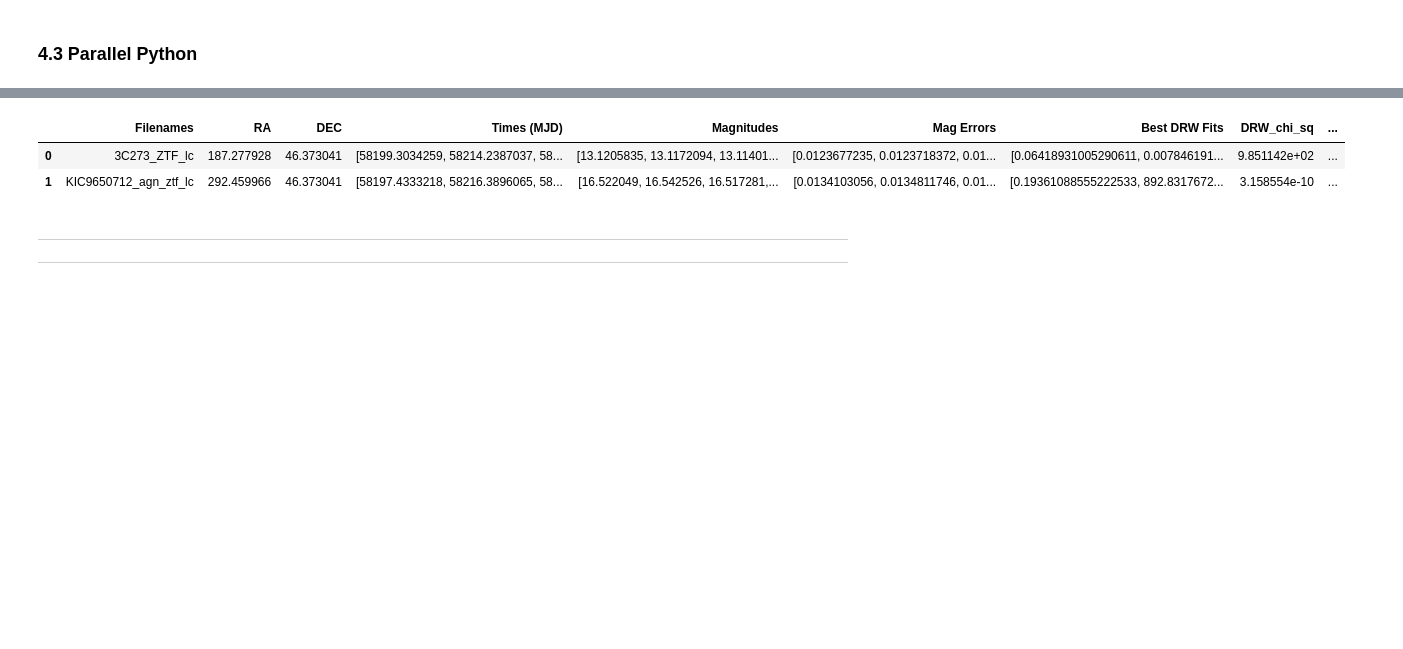
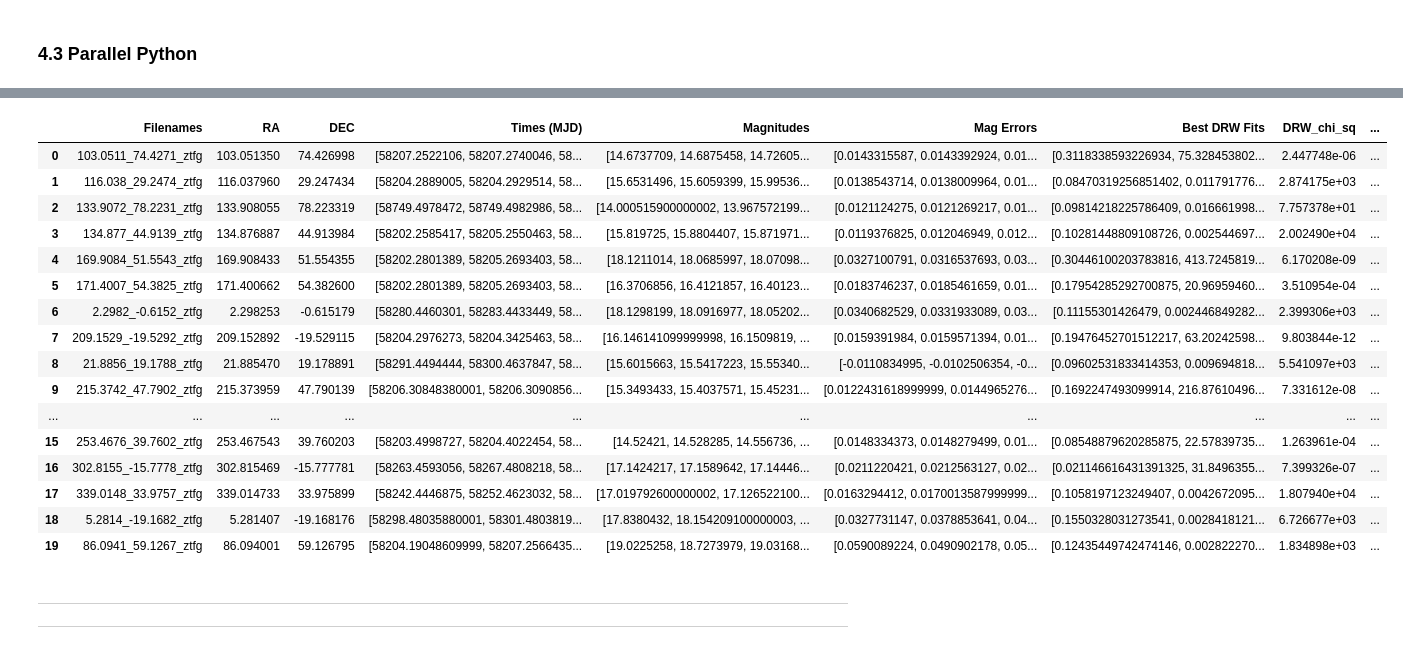
Before and after one commit to TrickyArmyMan/astro-research, a Jupyter notebook: JupyterLab/astr-499_winter.ipynb, the cells around one changed output, grey strips where cells are left out. Cells and saved outputs as stored; diff of their text form; code cells hidden in the pictures; blank space fills up the shorter version.

Commit message:
optimized parallel python
optimized parallel python code and added additional key values to save

```diff
--- a/JupyterLab/astr-499_winter.ipynb
+++ b/JupyterLab/astr-499_winter.ipynb
@@ -1828,14 +1831,14 @@ def getCARMAstats(file):
 ppservers = ()
 
 # creates jobserver with ncpus workers
-ncpus = 12
+ncpus = 4
 job_server = pp.Server(ncpus, ppservers=ppservers)
 
 print("Starting pp with", job_server.get_ncpus(), "workers")
 
 # get list of data files
-repository = glob.glob('data/*.csv')
-#repository = glob.glob('AGN_LightCurves/*.parquet')
+#repository = glob.glob('data/*.csv')
+repository = glob.glob('data/*.parquet')
 
 # intialize lists to save to
 file_names = []
@@ -1846,31 +1849,44 @@ ras = []
 decs =[]
 best_fit_drws = []
 best_fit_dhos = []
+dho_probabilities = []
 chi_squared_drw = []
 chi_squared_dho = []
+best_fits = []
+lc_lengths = []
 
 # Submit a list of jobs running getCARMAstats for each file in repository
 # getCARMAstats - the function
 # (file,) - file with AGN lc
-# (chisqg,) - tuple with functions on which getCARMAstats depends
+# (chisqg, ...) - tuple with functions on which getCARMAstats depends
 # ("numpy", ...) - tuple with package dependencies to be imported
-jobs = [(file, job_server.submit(getCARMAstats ,(file,), (chisqg,),
+jobs = [(file, job_server.submit(getCARMAstats ,(file,),
+                                 (chisqg, lnprior_perturb, lnprior_bounds, lnlike, lnprob,),
                                  ("numpy", "pandas", "emcee", "eztao", "eztao.ts",
                                   "celerite"))) for file in repository]
+
+job_num = 1
 for file, job in jobs:
-    file_name, t, y, yerr, ra, dec, best_drw, chisq_drw, best_dho, chisq_dho = job()
+    # start job
+    file_name, ra, dec, t, y, yerr, best_drw, chisq_drw, best_dho, dho_probability, chisq_dho, best_fit, lc_length = job()
 
+    # save data from job
     file_names.append(file_name)
+    ras.append(ra)
+    decs.append(dec)
     times.append(t)
     magnitudes.append(y)
     mag_errors.append(yerr)
-    ras.append(ra)
-    decs.append(dec)
     best_fit_drws.append(best_drw)
     chi_squared_drw.append(chisq_drw)
     best_fit_dhos.append(best_dho)
+    dho_probabilities.append(dho_probability)
     chi_squared_dho.append(chisq_dho)
+    best_fits.append(best_fit)
+    lc_lengths.append(lc_length)
 
-#print("Time elapsed: ", time.time() - start_time, "s")
+    print(f'Completed [{job_num}/{len(jobs)}]: {file_name}')
+    job_num += 1
+
 job_server.print_stats()
 # %% [output]
@@ -1894,14 +1910,29 @@ Time elapsed since server creation 107.90276741981506
 # %%
-agn_fit_data = pandas.DataFrame({'Filenames': file_names, 'RA': ras, 'DEC': dec, 'Times (MJD)': times,
+agn_fit_data = pandas.DataFrame({'Filenames': file_names, 'RA': ras, 'DEC': decs, 'Times (MJD)': times,
                                  'Magnitudes': magnitudes, 'Mag Errors': mag_errors,
                                  'Best DRW Fits': best_fit_drws, 'DRW_chi_sq': chi_squared_drw,
-                                 'Best DHO Fits': best_fit_dhos, 'DHO_chi_sq': chi_squared_dho})
+                                 'Best DHO Fits': best_fit_dhos, 'DHO Probability': dho_probabilities, 'DHO_chi_sq': chi_squared_dho,
+                                 'Best Fit': best_fits, 'LC Length': lc_lengths})
 
 agn_fit_data
 # %% [output]
 |  | Filenames | RA | DEC | Times (MJD) | Magnitudes | Mag Errors | Best DRW Fits | DRW_chi_sq | ... |
-| 0 | 3C273_ZTF_lc | 187.277928 | 46.373041 | [58199.3034259, 58214.2387037, 58... | [13.1205835, 13.1172094, 13.11401... | [0.0123677235, 0.0123718372, 0.01... | [0.06418931005290611, 0.007846191... | 9.851142e+02 | ... |
-| 1 | KIC9650712_agn_ztf_lc | 292.459966 | 46.373041 | [58197.4333218, 58216.3896065, 58... | [16.522049, 16.542526, 16.517281,... | [0.0134103056, 0.0134811746, 0.01... | [0.19361088555222533, 892.8317672... | 3.158554e-10 | ... |
+| 0 | 103.0511_74.4271_ztfg | 103.051350 | 74.426998 | [58207.2522106, 58207.2740046, 58... | [14.6737709, 14.6875458, 14.72605... | [0.0143315587, 0.0143392924, 0.01... | [0.3118338593226934, 75.328453802... | 2.447748e-06 | ... |
+| 1 | 116.038_29.2474_ztfg | 116.037960 | 29.247434 | [58204.2889005, 58204.2929514, 58... | [15.6531496, 15.6059399, 15.99536... | [0.0138543714, 0.0138009964, 0.01... | [0.08470319256851402, 0.011791776... | 2.874175e+03 | ... |
+| 2 | 133.9072_78.2231_ztfg | 133.908055 | 78.223319 | [58749.4978472, 58749.4982986, 58... | [14.000515900000002, 13.967572199... | [0.0121124275, 0.0121269217, 0.01... | [0.09814218225786409, 0.016661998... | 7.757378e+01 | ... |
+| 3 | 134.877_44.9139_ztfg | 134.876887 | 44.913984 | [58202.2585417, 58205.2550463, 58... | [15.819725, 15.8804407, 15.871971... | [0.0119376825, 0.012046949, 0.012... | [0.10281448809108726, 0.002544697... | 2.002490e+04 | ... |
+| 4 | 169.9084_51.5543_ztfg | 169.908433 | 51.554355 | [58202.2801389, 58205.2693403, 58... | [18.1211014, 18.0685997, 18.07098... | [0.0327100791, 0.0316537693, 0.03... | [0.30446100203783816, 413.7245819... | 6.170208e-09 | ... |
+| 5 | 171.4007_54.3825_ztfg | 171.400662 | 54.382600 | [58202.2801389, 58205.2693403, 58... | [16.3706856, 16.4121857, 16.40123... | [0.0183746237, 0.0185461659, 0.01... | [0.17954285292700875, 20.96959460... | 3.510954e-04 | ... |
+| 6 | 2.2982_-0.6152_ztfg | 2.298253 | -0.615179 | [58280.4460301, 58283.4433449, 58... | [18.1298199, 18.0916977, 18.05202... | [0.0340682529, 0.0331933089, 0.03... | [0.11155301426479, 0.002446849282... | 2.399306e+03 | ... |
+| 7 | 209.1529_-19.5292_ztfg | 209.152892 | -19.529115 | [58204.2976273, 58204.3425463, 58... | [16.146141099999998, 16.1509819, ... | [0.0159391984, 0.0159571394, 0.01... | [0.19476452701512217, 63.20242598... | 9.803844e-12 | ... |
+| 8 | 21.8856_19.1788_ztfg | 21.885470 | 19.178891 | [58291.4494444, 58300.4637847, 58... | [15.6015663, 15.5417223, 15.55340... | [-0.0110834995, -0.0102506354, -0... | [0.09602531833414353, 0.009694818... | 5.541097e+03 | ... |
+| 9 | 215.3742_47.7902_ztfg | 215.373959 | 47.790139 | [58206.30848380001, 58206.3090856... | [15.3493433, 15.4037571, 15.45231... | [0.0122431618999999, 0.0144965276... | [0.1692247493099914, 216.87610496... | 7.331612e-08 | ... |
+| ... | ... | ... | ... | ... | ... | ... | ... | ... | ... |
+| 15 | 253.4676_39.7602_ztfg | 253.467543 | 39.760203 | [58203.4998727, 58204.4022454, 58... | [14.52421, 14.528285, 14.556736, ... | [0.0148334373, 0.0148279499, 0.01... | [0.08548879620285875, 22.57839735... | 1.263961e-04 | ... |
+| 16 | 302.8155_-15.7778_ztfg | 302.815469 | -15.777781 | [58263.4593056, 58267.4808218, 58... | [17.1424217, 17.1589642, 17.14446... | [0.0211220421, 0.0212563127, 0.02... | [0.021146616431391325, 31.8496355... | 7.399326e-07 | ... |
+| 17 | 339.0148_33.9757_ztfg | 339.014733 | 33.975899 | [58242.4446875, 58252.4623032, 58... | [17.019792600000002, 17.126522100... | [0.0163294412, 0.0170013587999999... | [0.1058197123249407, 0.0042672095... | 1.807940e+04 | ... |
+| 18 | 5.2814_-19.1682_ztfg | 5.281407 | -19.168176 | [58298.48035880001, 58301.4803819... | [17.8380432, 18.154209100000003, ... | [0.0327731147, 0.0378853641, 0.04... | [0.1550328031273541, 0.0028418121... | 6.726677e+03 | ... |
+| 19 | 86.0941_59.1267_ztfg | 86.094001 | 59.126795 | [58204.19048609999, 58207.2566435... | [19.0225258, 18.7273979, 19.03168... | [0.0590089224, 0.0490902178, 0.05... | [0.12435449742474146, 0.002822270... | 1.834898e+03 | ... |
 # %% [markdown]
 - - -
 ---
```
Also changed, not shown: parts of 7 cells of this notebook, 17 other files.
